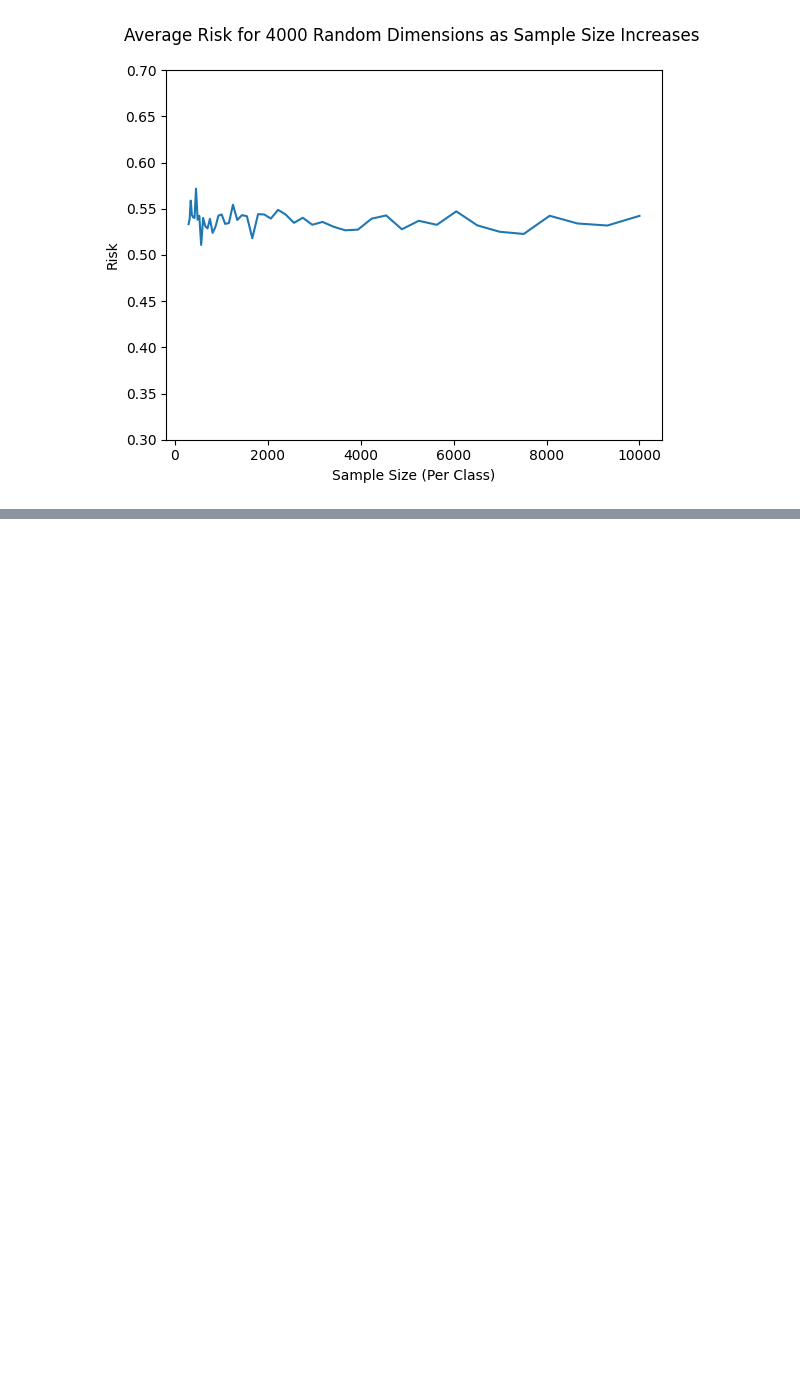
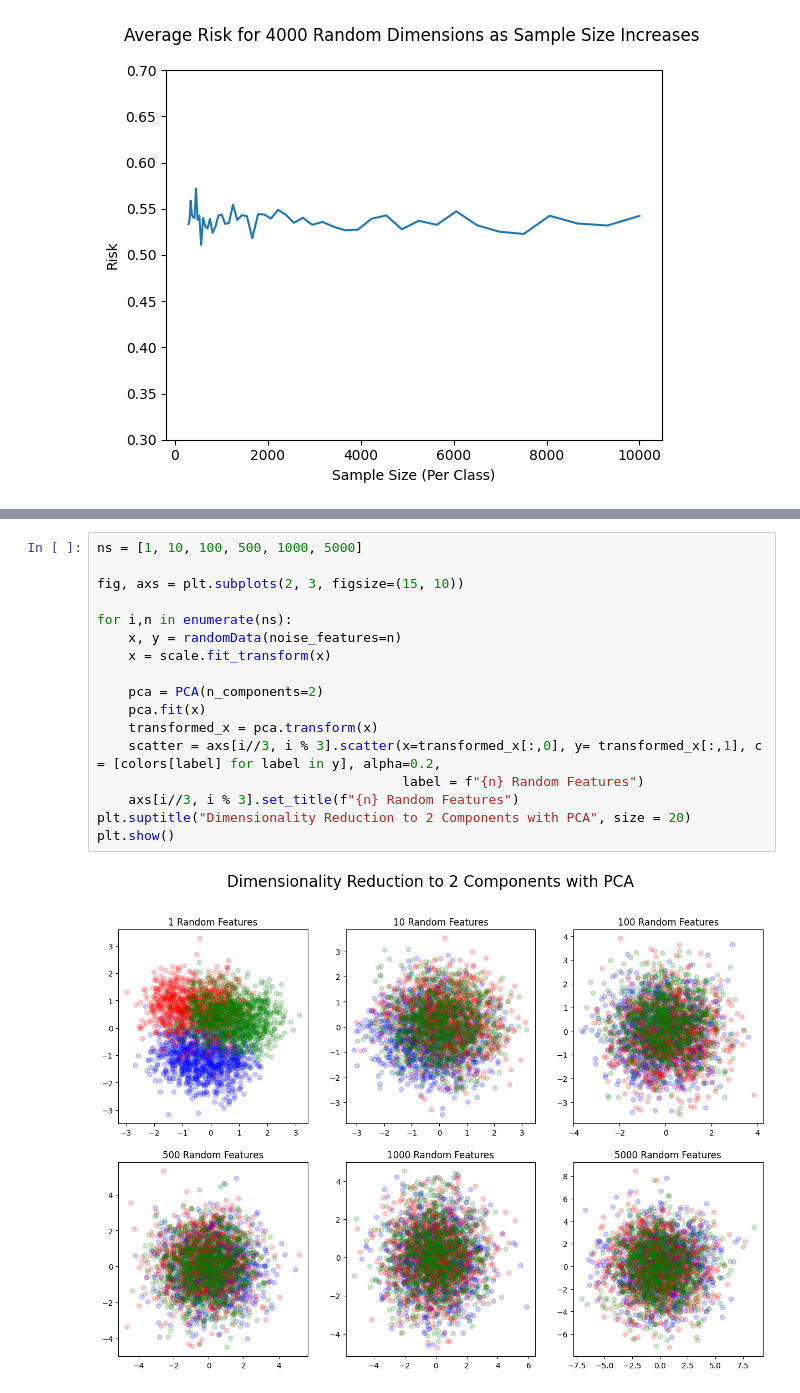
Before and after one commit to chenjoshua7/chenjoshua7.github.io, a Jupyter notebook: notebooks/cod.ipynb, the cells around one changed output, grey strips where cells are left out. Saved outputs shown, nothing was run; the diff lists cells and outputs as text; blank space fills up the shorter version.

```diff
--- a/notebooks/cod.ipynb
+++ b/notebooks/cod.ipynb
@@ -86,0 +119,19 @@ plt.show()
+# %%
+ns = [1, 10, 100, 500, 1000, 5000]
+
+fig, axs = plt.subplots(2, 3, figsize=(15, 10))
+
+for i,n in enumerate(ns):
+    x, y = randomData(noise_features=n)
+    x = scale.fit_transform(x)
+
+    pca = PCA(n_components=2)
+    pca.fit(x)
+    transformed_x = pca.transform(x)
+    scatter = axs[i//3, i % 3].scatter(x=transformed_x[:,0], y= transformed_x[:,1], c = [colors[label] for label in y], alpha=0.2,
+                                       label = f"{n} Random Features")
+    axs[i//3, i % 3].set_title(f"{n} Random Features")
+plt.suptitle("Dimensionality Reduction to 2 Components with PCA", size = 20)
+plt.show()
+# %% [output]
+[figure, added]
```
Also changed, not shown: parts of 17 cells of this notebook, 5 other files.
